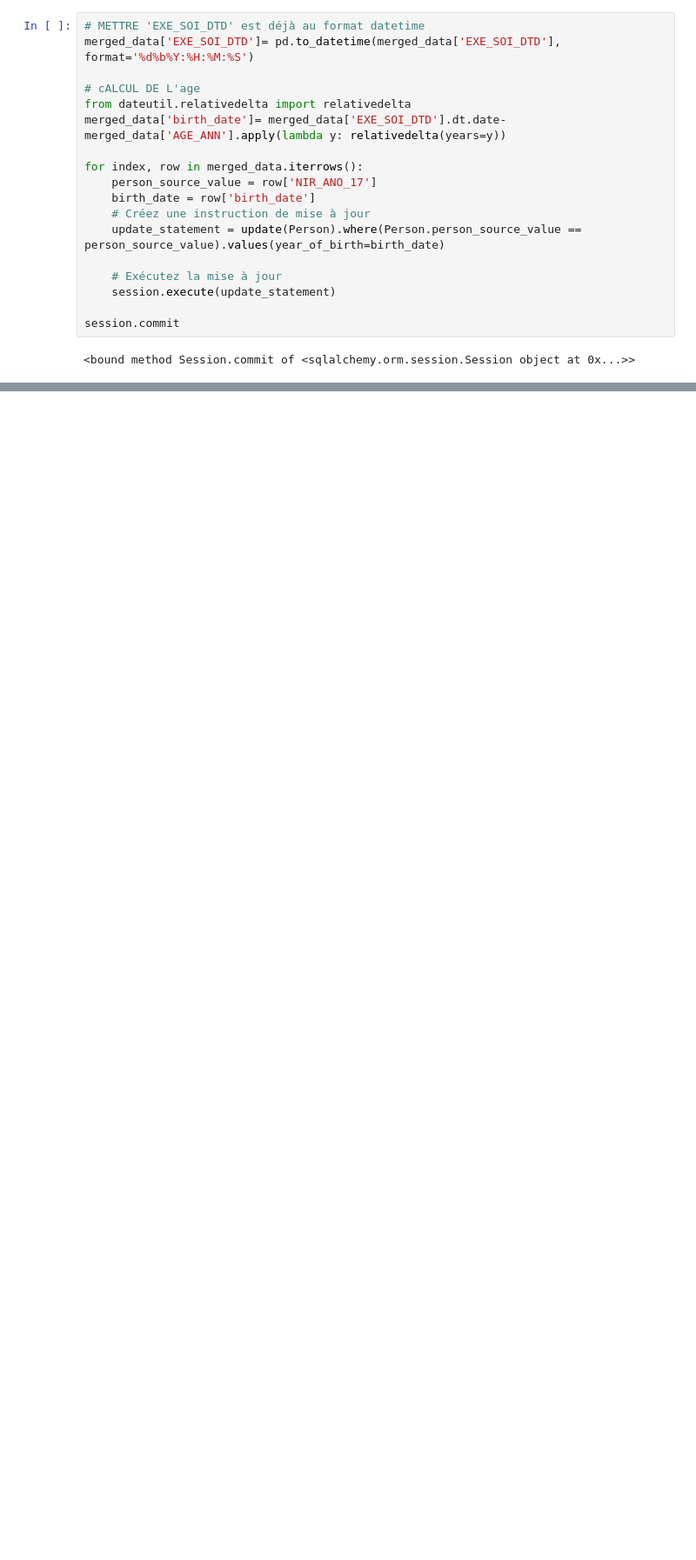
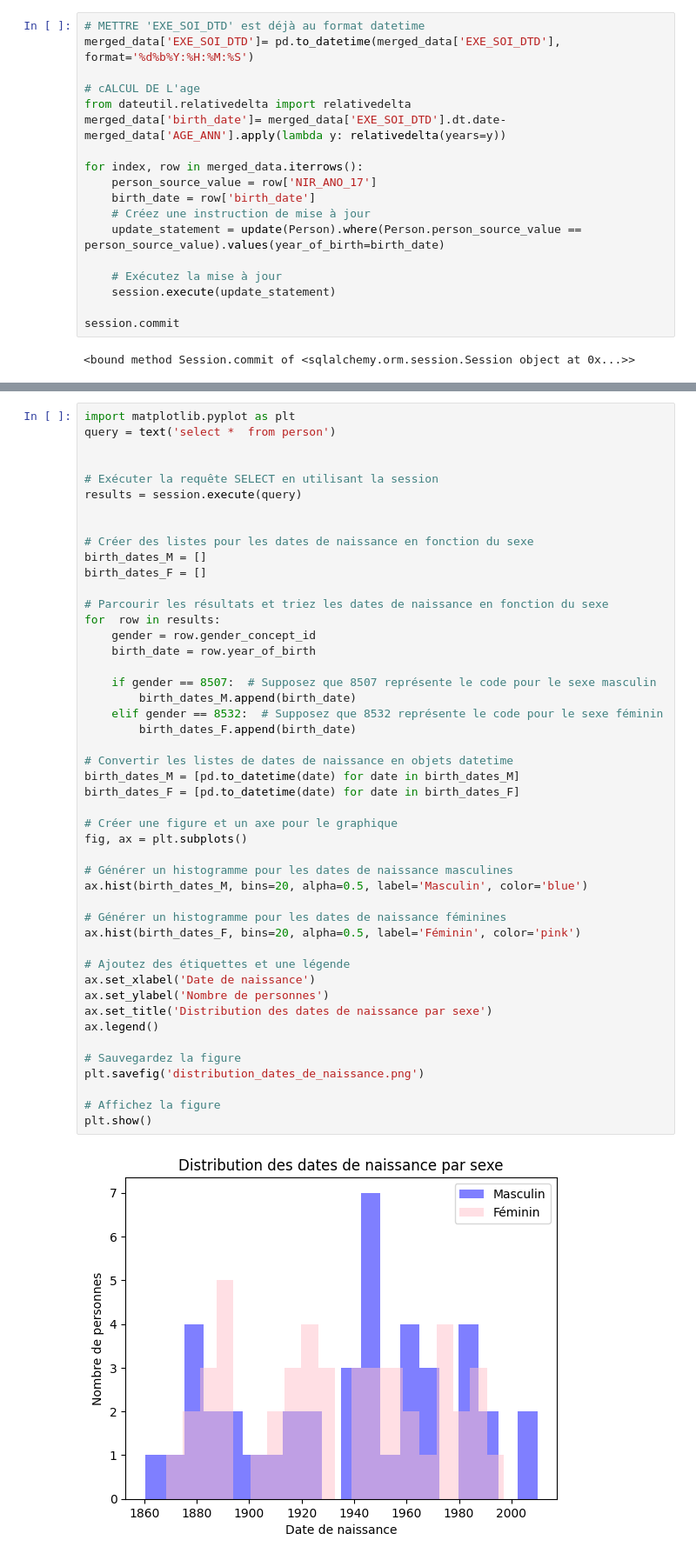
Before and after one commit to Ngueyap/Projet-HDH, a Jupyter notebook: Notebook.ipynb, the cells around one changed output, grey strips where cells are left out. Shown: that part at 87% size. Cells and saved outputs as stored; diff of their text form; blank space fills up the shorter version.

```diff
--- a/Notebook.ipynb
+++ b/Notebook.ipynb
@@ -213,0 +228,49 @@ for row in duplicates:
+# %%
+import matplotlib.pyplot as plt
+query = text('select *  from person')
+
+
+# Exécuter la requête SELECT en utilisant la session
+results = session.execute(query)
+
+
+# Créer des listes pour les dates de naissance en fonction du sexe
+birth_dates_M = []
+birth_dates_F = []
+
+# Parcourir les résultats et triez les dates de naissance en fonction du sexe
+for  row in results:
+    gender = row.gender_concept_id
+    birth_date = row.year_of_birth
+
+    if gender == 8507:  # Supposez que 8507 représente le code pour le sexe masculin
+        birth_dates_M.append(birth_date)
+    elif gender == 8532:  # Supposez que 8532 représente le code pour le sexe féminin
+        birth_dates_F.append(birth_date)
+
+# Convertir les listes de dates de naissance en objets datetime
+birth_dates_M = [pd.to_datetime(date) for date in birth_dates_M]
+birth_dates_F = [pd.to_datetime(date) for date in birth_dates_F]
+
+# Créer une figure et un axe pour le graphique
+fig, ax = plt.subplots()
+
+# Générer un histogramme pour les dates de naissance masculines
+ax.hist(birth_dates_M, bins=20, alpha=0.5, label='Masculin', color='blue')
+
+# Générer un histogramme pour les dates de naissance féminines
+ax.hist(birth_dates_F, bins=20, alpha=0.5, label='Féminin', color='pink')
+
+# Ajoutez des étiquettes et une légende
+ax.set_xlabel('Date de naissance')
+ax.set_ylabel('Nombre de personnes')
+ax.set_title('Distribution des dates de naissance par sexe')
+ax.legend()
+
+# Sauvegardez la figure
+plt.savefig('distribution_dates_de_naissance.png')
+
+# Affichez la figure
+plt.show()
+# %% [output]
+[figure, added]
```
Also changed, not shown: parts of 8 cells of this notebook.
